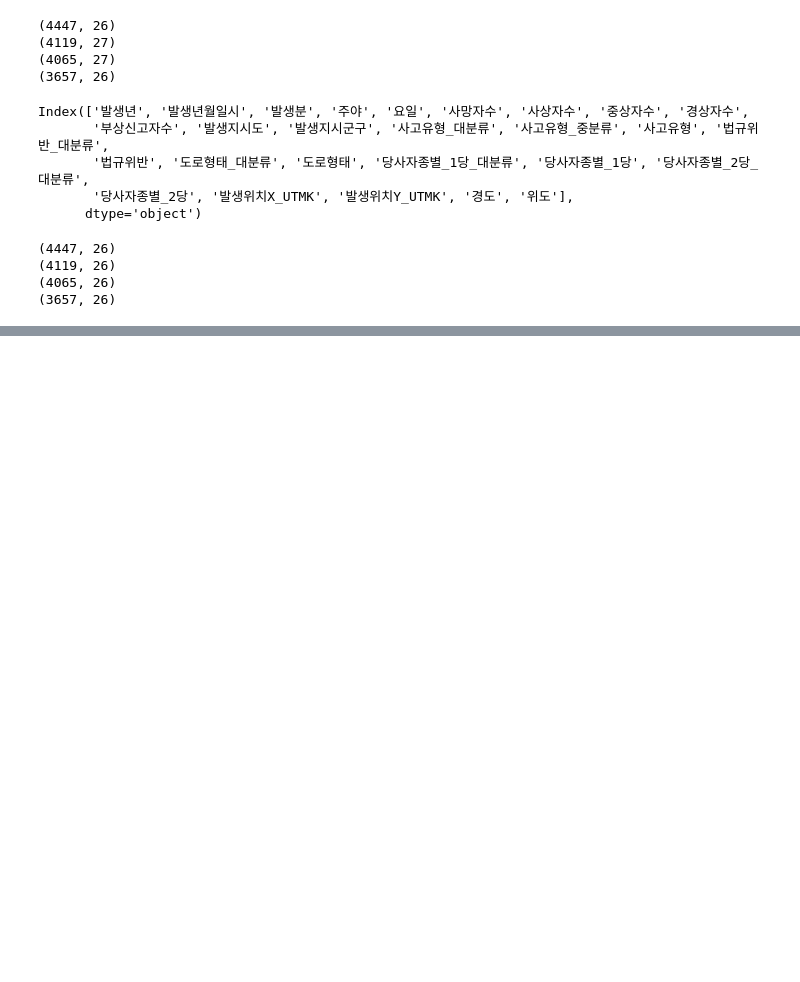
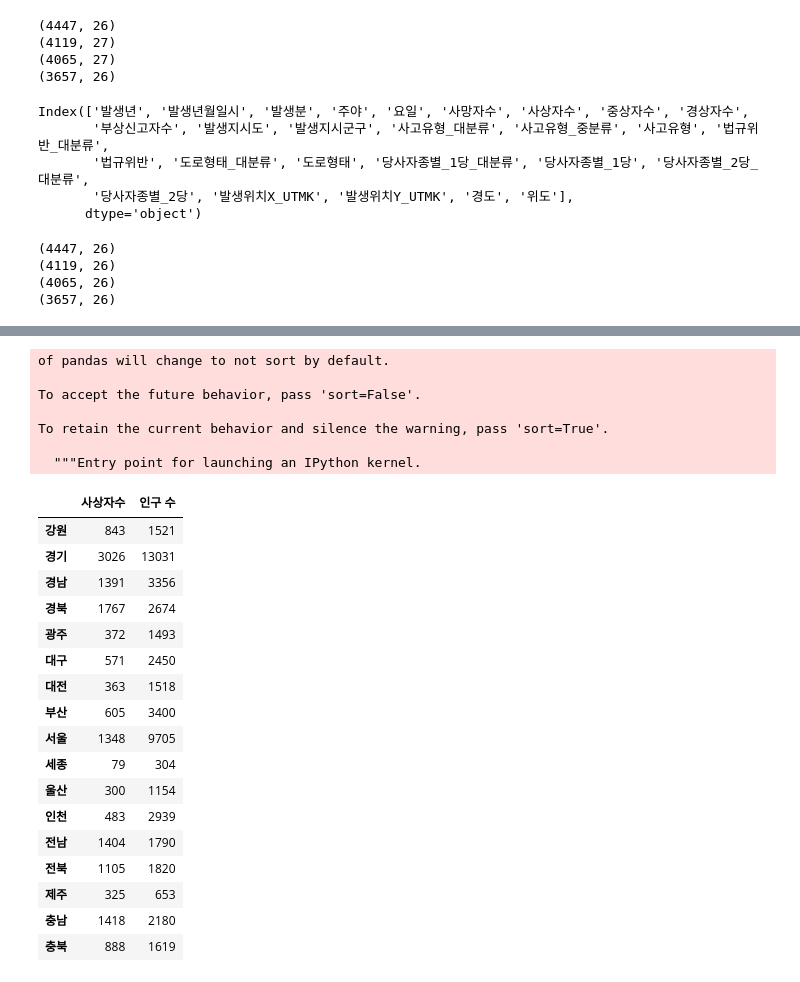
Before and after one commit to sunnight9507/4_2_-Data_Visualization, a Jupyter notebook: 교통사고/HW2.ipynb, the cells around one changed output, grey strips where cells are left out. Saved outputs shown, nothing was run; the diff lists cells and outputs as text; code cells hidden in the pictures; blank space fills up the shorter version.

```diff
--- a/교통사고/HW2.ipynb
+++ b/교통사고/HW2.ipynb
@@ -48,0 +111,8 @@ data.to_csv('result', encoding = 'utf-8-sig')
+# %%
+data['사고날짜'] = data['발생년월일시분'].apply(lambda x: x[:10])
+
+data['사고난월'] = data['사고날짜'].apply(lambda x : x[2:7])
+
+result1 = data.pivot_table(index = '사고난월', values = '사상자수', aggfunc = ['count','sum'])
+
+result1.head()
@@ -48,0 +154,6 @@ data.to_csv('result', encoding = 'utf-8-sig')
+# %%
+data['발생시간'] = data['발생년월일시분'].apply(lambda x: int(x[11:13]))
+
+result4 = data.pivot_table(index = '발생시간', values = '사상자수', aggfunc = 'count')
+
+result4
@@ -48,0 +179,4 @@ data.to_csv('result', encoding = 'utf-8-sig')
+# %%
+result5 = data.pivot_table(index = '발생지시도', values = '사상자수', aggfunc = 'count')
+
+result5
@@ -48,0 +203,48 @@ data.to_csv('result', encoding = 'utf-8-sig')
+# %%
+a = pd.DataFrame([['서울',9705],
+             ['부산',3400],
+             ['대구',2450],
+             ['인천',2939],
+             ['광주',1493],
+             ['대전',1518],
+             ['울산',1154],
+             ['세종',304],
+             ['경기',13031],
+             ['강원',1521],
+             ['충북',1619],
+             ['충남',2180],
+             ['전북',1820],
+             ['전남',1790],
+             ['경북',2674],
+             ['경남',3356],
+             ['제주',653]]).set_index(0).rename(columns = {1 : '인구 수'})
+# %%
+result5 = pd.concat([result5,a], axis = 1)
+
+result5
+# %% [output]
+of pandas will change to not sort by default.
+
+To accept the future behavior, pass 'sort=False'.
+
+To retain the current behavior and silence the warning, pass 'sort=True'.
+
+  """Entry point for launching an IPython kernel.
+|  | 사상자수 | 인구 수 |
+| 강원 | 843 | 1521 |
+| 경기 | 3026 | 13031 |
+| 경남 | 1391 | 3356 |
+| 경북 | 1767 | 2674 |
+| 광주 | 372 | 1493 |
+| 대구 | 571 | 2450 |
+| 대전 | 363 | 1518 |
+| 부산 | 605 | 3400 |
+| 서울 | 1348 | 9705 |
+| 세종 | 79 | 304 |
+| 울산 | 300 | 1154 |
+| 인천 | 483 | 2939 |
+| 전남 | 1404 | 1790 |
+| 전북 | 1105 | 1820 |
+| 제주 | 325 | 653 |
+| 충남 | 1418 | 2180 |
+| 충북 | 888 | 1619 |
```
Also changed, not shown: parts of 12 cells of this notebook.
